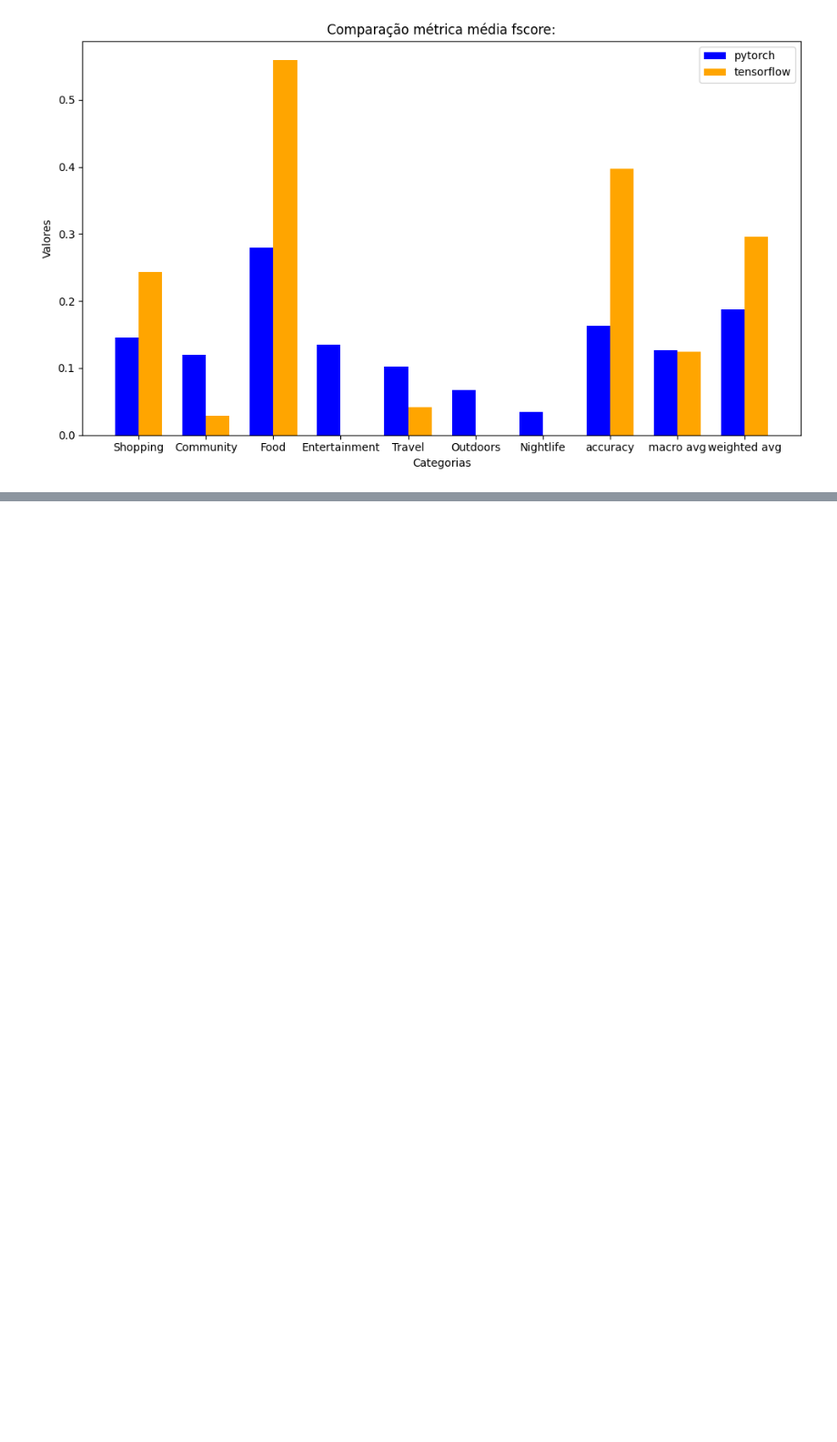
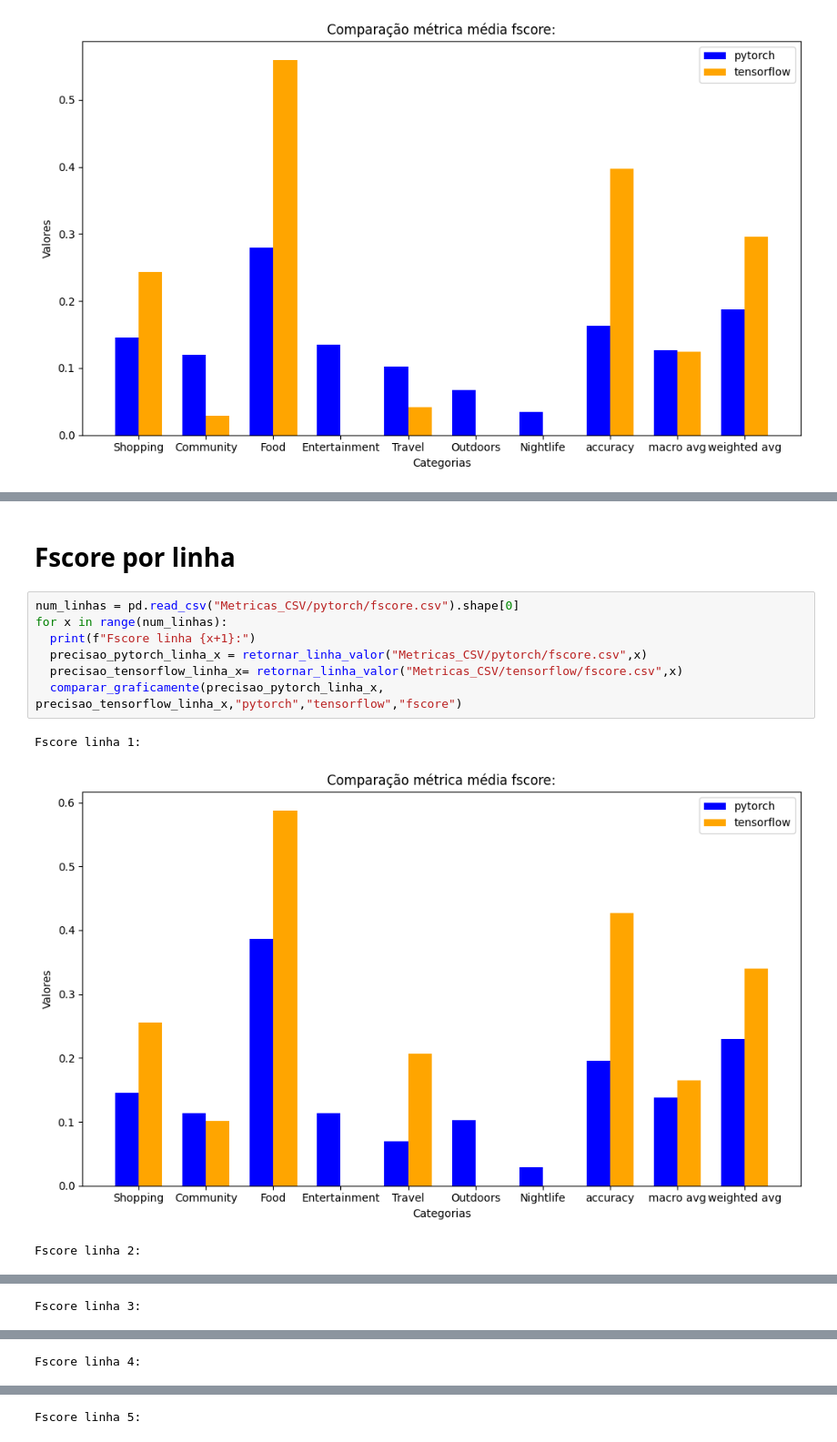
Before and after one commit to TarikSalles/PGC_NN_Pytorch, a Jupyter notebook: Comparacao_Metricas_PGC_Alabama_Atualizado.ipynb, the cells around one changed output, grey strips where cells are left out. Shown: that part at 91% size. Cells and saved outputs as stored; diff of their text form; blank space fills up the shorter version.

```diff
--- a/Comparacao_Metricas_PGC_Alabama_Atualizado.ipynb
+++ b/Comparacao_Metricas_PGC_Alabama_Atualizado.ipynb
@@ -86,0 +121,13 @@ comparar_graficamente(precisao_pytorch_media, precisao_tensorflow_media,"pytorch
+# %% [markdown]
+<h1> Fscore por linha </h1>
+# %%
+num_linhas = pd.read_csv("Metricas_CSV/pytorch/fscore.csv").shape[0]
+for x in range(num_linhas):
+  print(f"Fscore linha {x+1}:")
+  precisao_pytorch_linha_x = retornar_linha_valor("Metricas_CSV/pytorch/fscore.csv",x)
+  precisao_tensorflow_linha_x= retornar_linha_valor("Metricas_CSV/tensorflow/fscore.csv",x)
+  comparar_graficamente(precisao_pytorch_linha_x, precisao_tensorflow_linha_x,"pytorch","tensorflow","fscore")
+# %% [output]
+Fscore linha 1:
+[figure, added]
+Fscore linha 2:
@@ -86,0 +135 @@ comparar_graficamente(precisao_pytorch_media, precisao_tensorflow_media,"pytorch
+Fscore linha 3:
@@ -86,0 +137 @@ comparar_graficamente(precisao_pytorch_media, precisao_tensorflow_media,"pytorch
+Fscore linha 4:
@@ -86,0 +139 @@ comparar_graficamente(precisao_pytorch_media, precisao_tensorflow_media,"pytorch
+Fscore linha 5:
```
Also changed, not shown: parts of 9 cells of this notebook.
